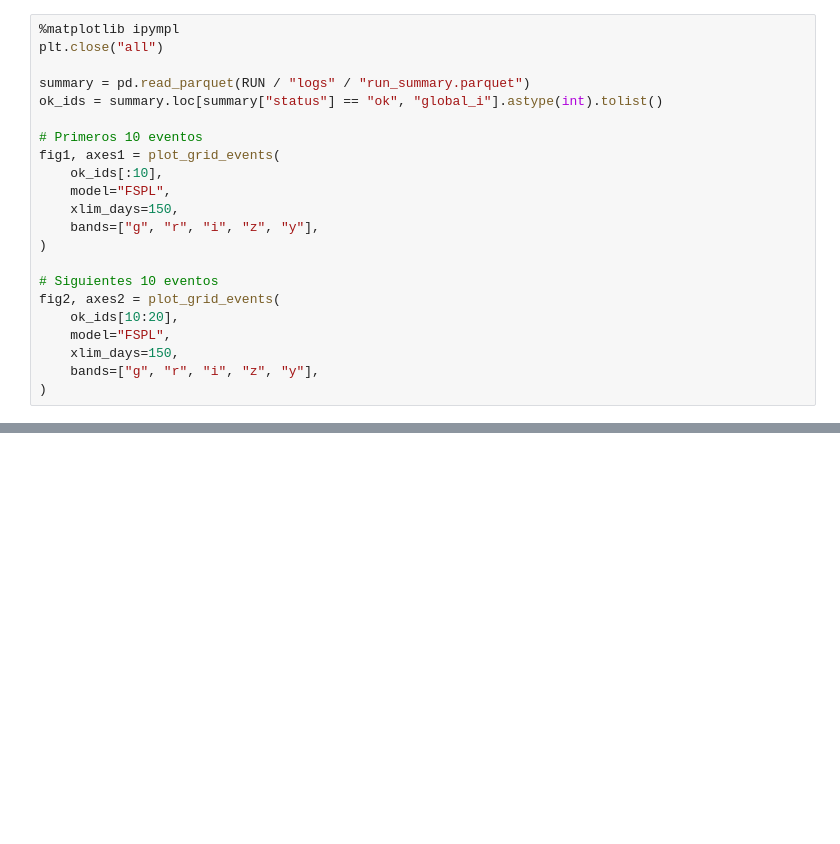
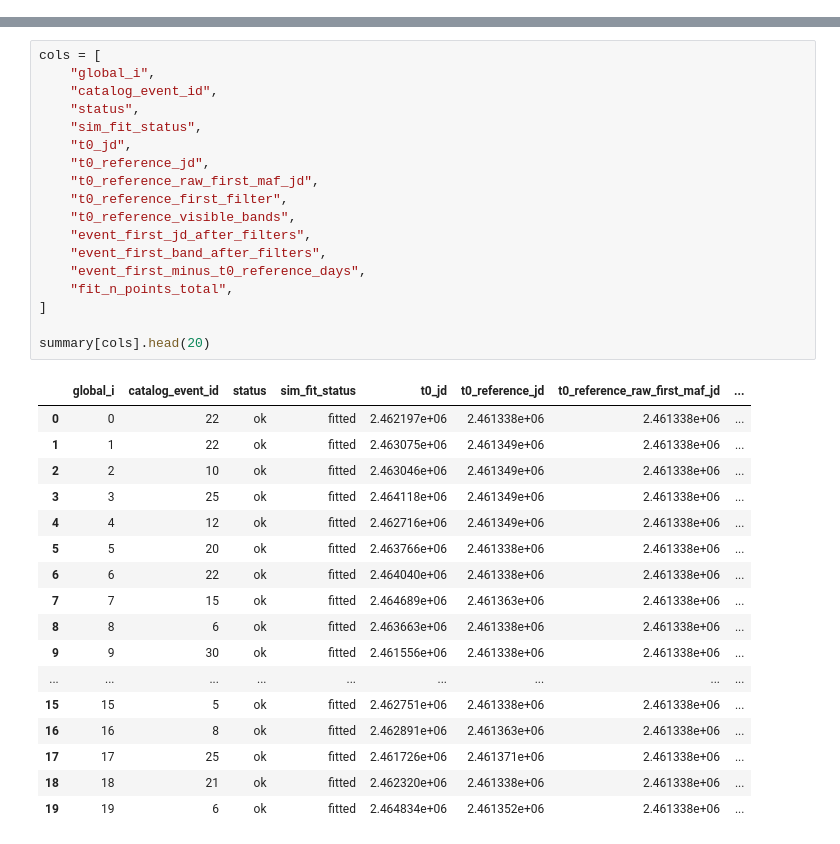
Before and after one commit to anibal-art/ulensing_degenerate_models, a Jupyter notebook: Parallax_LSST/lsstmonts_catalog_sedighe/plot_lightcurves.ipynb, the cells around one changed output, grey strips where cells are left out. Saved outputs shown, nothing was run; the diff lists cells and outputs as text; blank space fills up the shorter version.

```diff
--- a/Parallax_LSST/lsstmonts_catalog_sedighe/plot_lightcurves.ipynb
+++ b/Parallax_LSST/lsstmonts_catalog_sedighe/plot_lightcurves.ipynb
@@ -624,22 +2452,0 @@ def plot_grid_events(global_ids, model="FSPL", xlim_days=150, bands=BANDS_GRID):
-# %%
-%matplotlib ipympl
-plt.close("all")
-
-summary = pd.read_parquet(RUN / "logs" / "run_summary.parquet")
-ok_ids = summary.loc[summary["status"] == "ok", "global_i"].astype(int).tolist()
-
-# Primeros 10 eventos
-fig1, axes1 = plot_grid_events(
-    ok_ids[:10],
-    model="FSPL",
-    xlim_days=150,
-    bands=["g", "r", "i", "z", "y"],
-)
-
-# Siguientes 10 eventos
-fig2, axes2 = plot_grid_events(
-    ok_ids[10:20],
-    model="FSPL",
-    xlim_days=150,
-    bands=["g", "r", "i", "z", "y"],
-)
@@ -763,0 +2556,36 @@ check_event  : Everything looks fine...
+# %%
+cols = [
+    "global_i",
+    "catalog_event_id",
+    "status",
+    "sim_fit_status",
+    "t0_jd",
+    "t0_reference_jd",
+    "t0_reference_raw_first_maf_jd",
+    "t0_reference_first_filter",
+    "t0_reference_visible_bands",
+    "event_first_jd_after_filters",
+    "event_first_band_after_filters",
+    "event_first_minus_t0_reference_days",
+    "fit_n_points_total",
+]
+
+summary[cols].head(20)
+# %% [output]
+|  | global_i | catalog_event_id | status | sim_fit_status | t0_jd | t0_reference_jd | t0_reference_raw_first_maf_jd | ... |
+| 0 | 0 | 22 | ok | fitted | 2.462197e+06 | 2.461338e+06 | 2.461338e+06 | ... |
+| 1 | 1 | 22 | ok | fitted | 2.463075e+06 | 2.461349e+06 | 2.461338e+06 | ... |
+| 2 | 2 | 10 | ok | fitted | 2.463046e+06 | 2.461349e+06 | 2.461338e+06 | ... |
+| 3 | 3 | 25 | ok | fitted | 2.464118e+06 | 2.461349e+06 | 2.461338e+06 | ... |
+| 4 | 4 | 12 | ok | fitted | 2.462716e+06 | 2.461349e+06 | 2.461338e+06 | ... |
+| 5 | 5 | 20 | ok | fitted | 2.463766e+06 | 2.461338e+06 | 2.461338e+06 | ... |
+| 6 | 6 | 22 | ok | fitted | 2.464040e+06 | 2.461338e+06 | 2.461338e+06 | ... |
+| 7 | 7 | 15 | ok | fitted | 2.464689e+06 | 2.461363e+06 | 2.461338e+06 | ... |
+| 8 | 8 | 6 | ok | fitted | 2.463663e+06 | 2.461338e+06 | 2.461338e+06 | ... |
+| 9 | 9 | 30 | ok | fitted | 2.461556e+06 | 2.461338e+06 | 2.461338e+06 | ... |
+| ... | ... | ... | ... | ... | ... | ... | ... | ... |
+| 15 | 15 | 5 | ok | fitted | 2.462751e+06 | 2.461338e+06 | 2.461338e+06 | ... |
+| 16 | 16 | 8 | ok | fitted | 2.462891e+06 | 2.461363e+06 | 2.461338e+06 | ... |
+| 17 | 17 | 25 | ok | fitted | 2.461726e+06 | 2.461371e+06 | 2.461338e+06 | ... |
+| 18 | 18 | 21 | ok | fitted | 2.462320e+06 | 2.461338e+06 | 2.461338e+06 | ... |
+| 19 | 19 | 6 | ok | fitted | 2.464834e+06 | 2.461352e+06 | 2.461338e+06 | ... |
```
Also changed, not shown: parts of 17 cells of this notebook, 4 other files.
